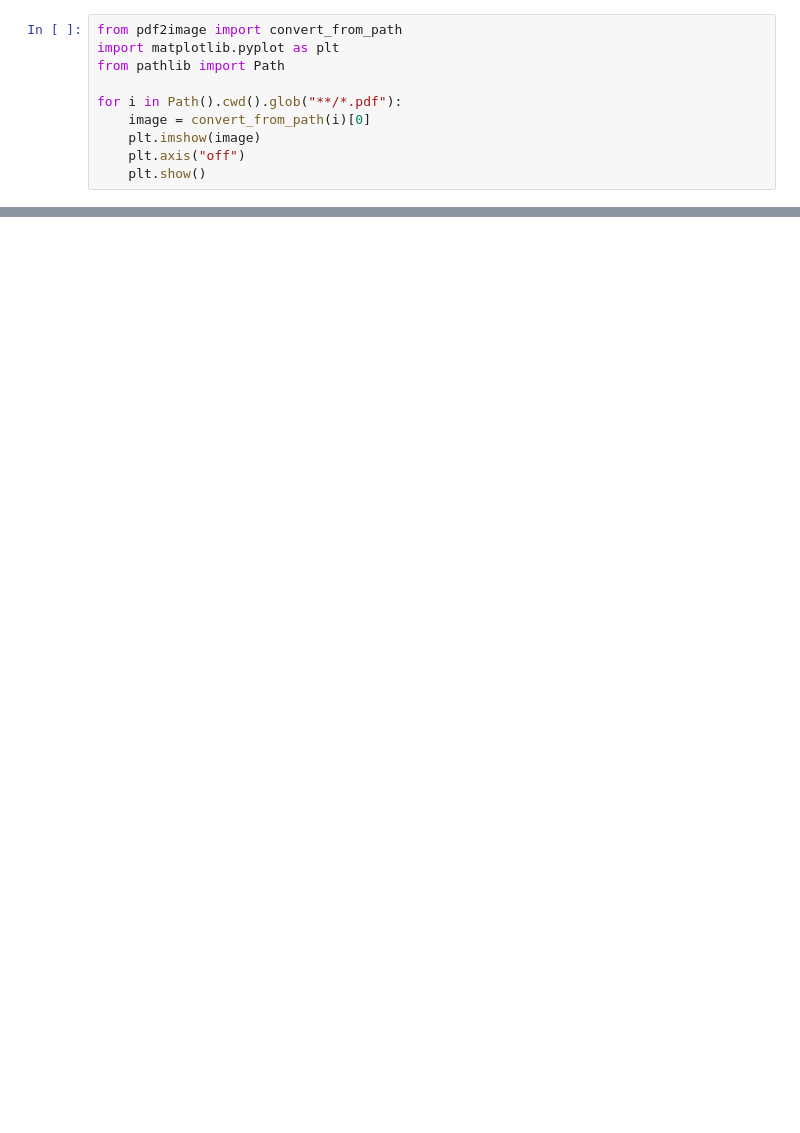
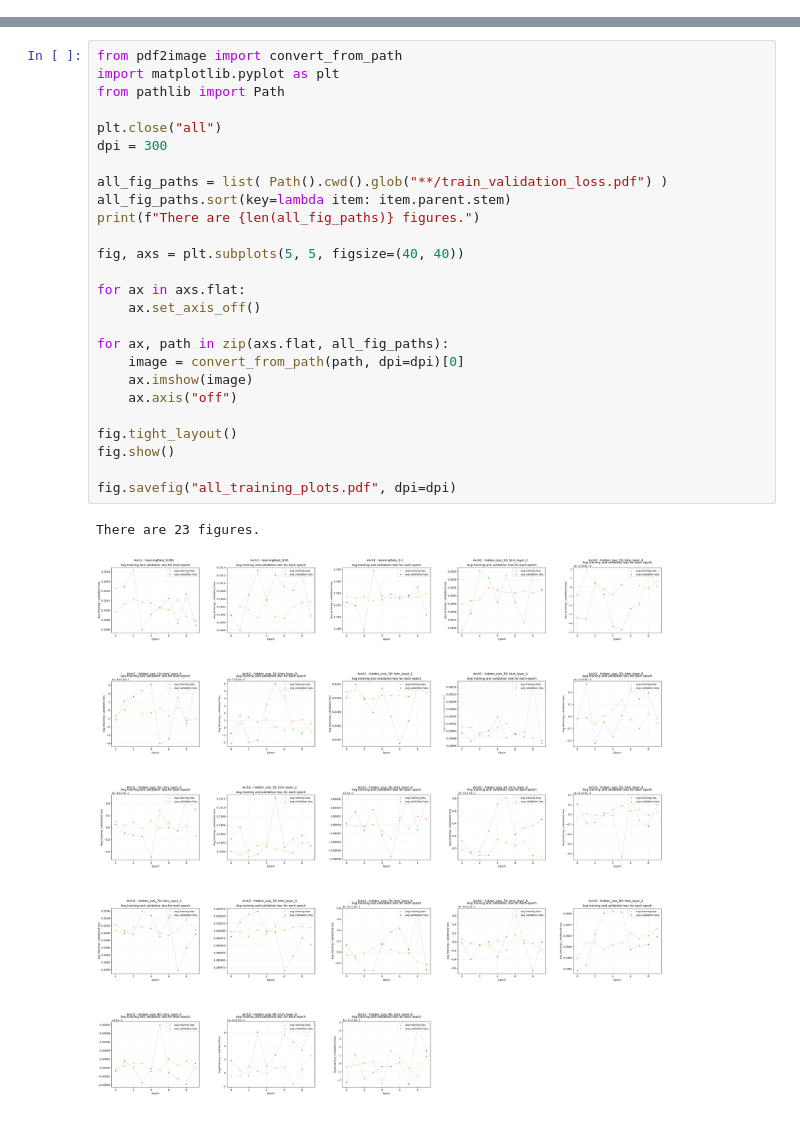
Before and after one commit to anthropikos/kaggle_kernels, a Jupyter notebook: lstm-tweets/notebooks/plots.ipynb, the cells around one changed output, grey strips where cells are left out. Drawn from its saved outputs; the diff is of its cells as text; blank space fills up the shorter version.

Commit message:
Plot all training progress in single figure.

```diff
--- a/lstm-tweets/notebooks/plots.ipynb
+++ b/lstm-tweets/notebooks/plots.ipynb
@@ -1,10 +0,0 @@
-# %%
-from pdf2image import convert_from_path
-import matplotlib.pyplot as plt
-from pathlib import Path
-
-for i in Path().cwd().glob("**/*.pdf"):
-    image = convert_from_path(i)[0]
-    plt.imshow(image)
-    plt.axis("off")
-    plt.show()
@@ -21,0 +1,29 @@ for i in Path().cwd().glob("**/*.pdf"):
+# %%
+from pdf2image import convert_from_path
+import matplotlib.pyplot as plt
+from pathlib import Path
+
+plt.close("all")
+dpi = 300
+
+all_fig_paths = list( Path().cwd().glob("**/train_validation_loss.pdf") )
+all_fig_paths.sort(key=lambda item: item.parent.stem)
+print(f"There are {len(all_fig_paths)} figures.")
+
+fig, axs = plt.subplots(5, 5, figsize=(40, 40))
+
+for ax in axs.flat:
+    ax.set_axis_off()
+
+for ax, path in zip(axs.flat, all_fig_paths):
+    image = convert_from_path(path, dpi=dpi)[0]
+    ax.imshow(image)
+    ax.axis("off")
+
+fig.tight_layout()
+fig.show()
+
+fig.savefig("all_training_plots.pdf", dpi=dpi)
+# %% [output]
+There are 23 figures.
+[figure, added]
```
Also changed, not shown: parts of 1 cell of this notebook.
